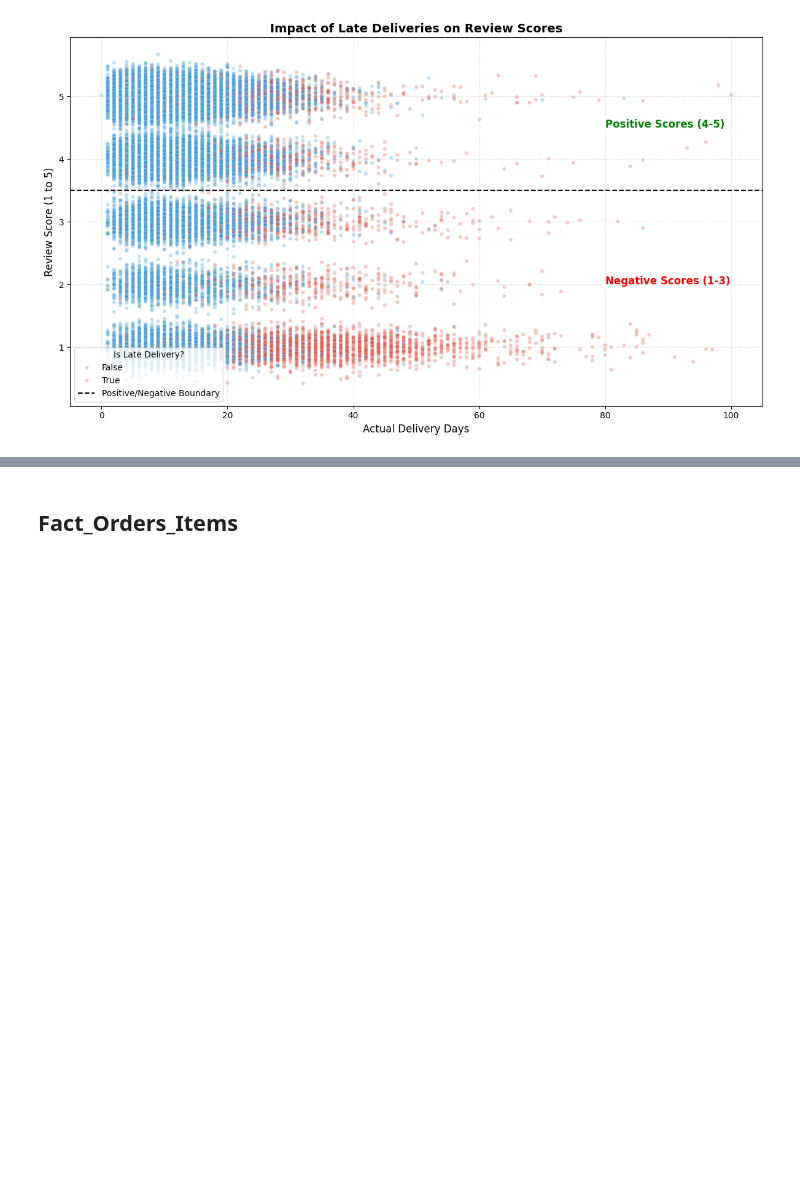
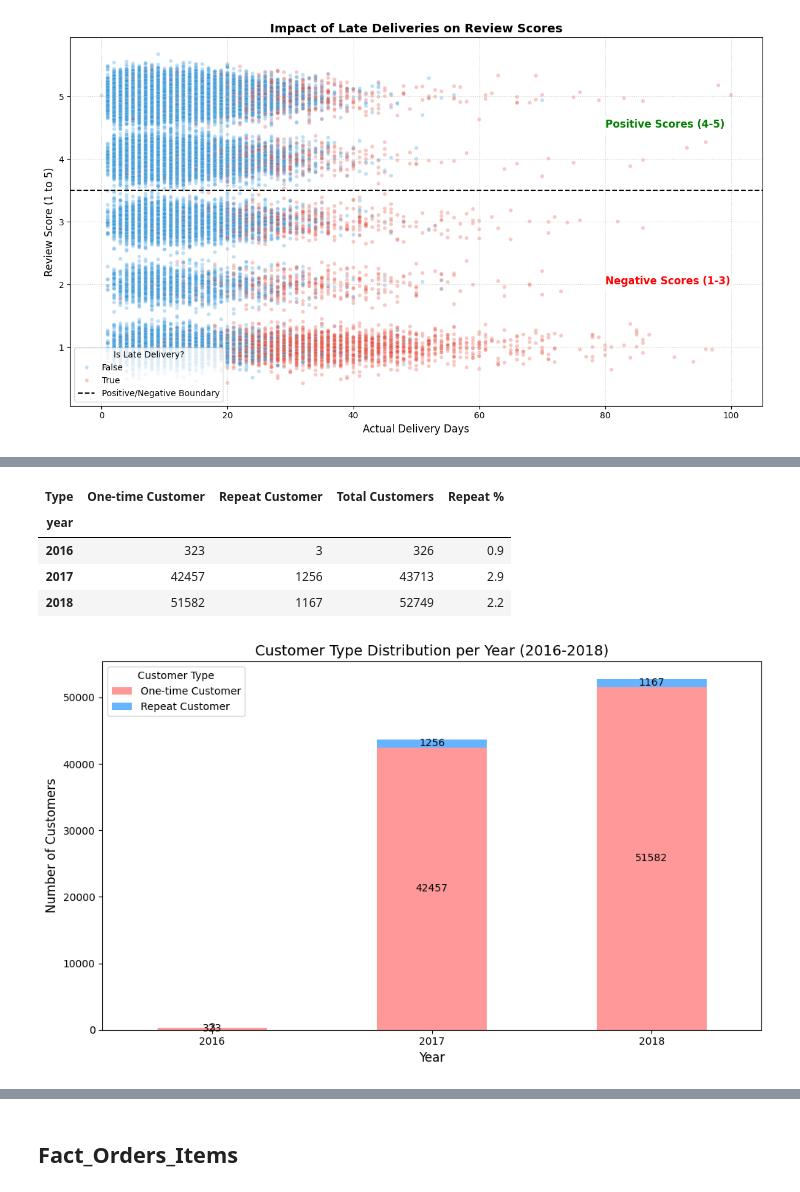
Before and after one commit to NitoBoritto/Olist_Data_Department, a Jupyter notebook: notebooks/EDA.ipynb, the cells around one changed output, grey strips where cells are left out. Cells and saved outputs as stored; diff of their text form; code cells hidden in the pictures; blank space fills up the shorter version.

```diff
--- a/notebooks/EDA.ipynb
+++ b/notebooks/EDA.ipynb
@@ -257,3 +257,77 @@ plt.tight_layout()
 plt.show()
 # %% [output]
 [figure]
+# %%
+# 1. Identify the correct date column and convert it to datetime format
+date_columns = ['purchase_date_key', 'order_purchase_timestamp', 'purchase_timestamp', 'order_purchase_date']
+date_col = next((col for col in date_columns if col in Fact_Orders.columns), None)
+
+if date_col is None:
+    raise KeyError(f"No known purchase date column found. Tried: {', '.join(date_columns)}")
+
+if date_col == 'purchase_date_key':
+    raw_dates = pd.read_csv(
+        r'D:\mohanad study\ERU Study\level 3\semester 2\Predictive Analytics\project\GoldExports\Gold_Fact_Orders_2026-05-08.csv',
+        usecols=[date_col]
+    )[date_col]
+    Fact_Orders[date_col] = pd.to_datetime(
+        raw_dates.astype(str),
+        format='%Y%m%d',
+        errors='coerce'
+    )
+else:
+    Fact_Orders[date_col] = pd.to_datetime(Fact_Orders[date_col], errors='coerce')
+
+if Fact_Orders[date_col].isna().all():
+    raise ValueError(f"All values in '{date_col}' could not be parsed as datetimes.")
+
+Fact_Orders['year'] = Fact_Orders[date_col].dt.year
+
+# 2. Define Customer Identity (customer_unique_id is preferred for repeat customer analysis)
+cust_col = 'customer_unique_id' if 'customer_unique_id' in Fact_Orders.columns else 'customer_id'
+
+# 3. Calculate number of orders per customer per year
+customer_year_counts = (
+    Fact_Orders.dropna(subset=['year', cust_col])
+    .groupby(['year', cust_col])
+    .size()
+    .reset_index(name='order_count')
+)
+
+# 4. Categorize customers for each year
+customer_year_counts['Type'] = customer_year_counts['order_count'].apply(
+    lambda x: 'Repeat Customer' if x > 1 else 'One-time Customer'
+)
+
+# 6. Prepare data for Stacked Column Chart
+selected_years = [2016, 2017, 2018]
+pivot_data = customer_year_counts.groupby(['year', 'Type']).size().unstack(fill_value=0)
+pivot_data = pivot_data.reindex(selected_years, fill_value=0)
+
+# 6b. Display a summary table for the chart
+summary_table = pivot_data.copy()
+summary_table['Total Customers'] = summary_table.sum(axis=1)
+summary_table['Repeat %'] = (summary_table.get('Repeat Customer', 0) / summary_table['Total Customers'] * 100).round(1)
+print('Customer Type Summary by Year:')
+display(summary_table)
+
+# 7. Plot Stacked Column Chart
+ax = pivot_data.plot(kind='bar', stacked=True, figsize=(10, 6), color=['#ff9999', '#66b3ff'])
+
+# Add labels and styling
+plt.title('Customer Type Distribution per Year (2016-2018)', fontsize=14)
+plt.xlabel('Year', fontsize=12)
+plt.ylabel('Number of Customers', fontsize=12)
+plt.legend(title='Customer Type')
+plt.xticks(rotation=0)
+
+# Add data labels on top of bars for clarity
+for p in ax.patches:
+    width, height = p.get_width(), p.get_height()
+    if height > 0:
+        x, y = p.get_xy()
+        ax.text(x + width/2, y + height/2, f'{int(height)}', ha='center', va='center')
+
+plt.tight_layout()
+plt.show()
+# %% [output]
@@ -259,0 +335,6 @@ plt.show()
+| Type | One-time Customer | Repeat Customer | Total Customers | Repeat % |
+| year |  |  |  |  |
+| 2016 | 323 | 3 | 326 | 0.9 |
+| 2017 | 42457 | 1256 | 43713 | 2.9 |
+| 2018 | 51582 | 1167 | 52749 | 2.2 |
+[figure, added]
```
Also changed, not shown: parts of 2 cells of this notebook.
